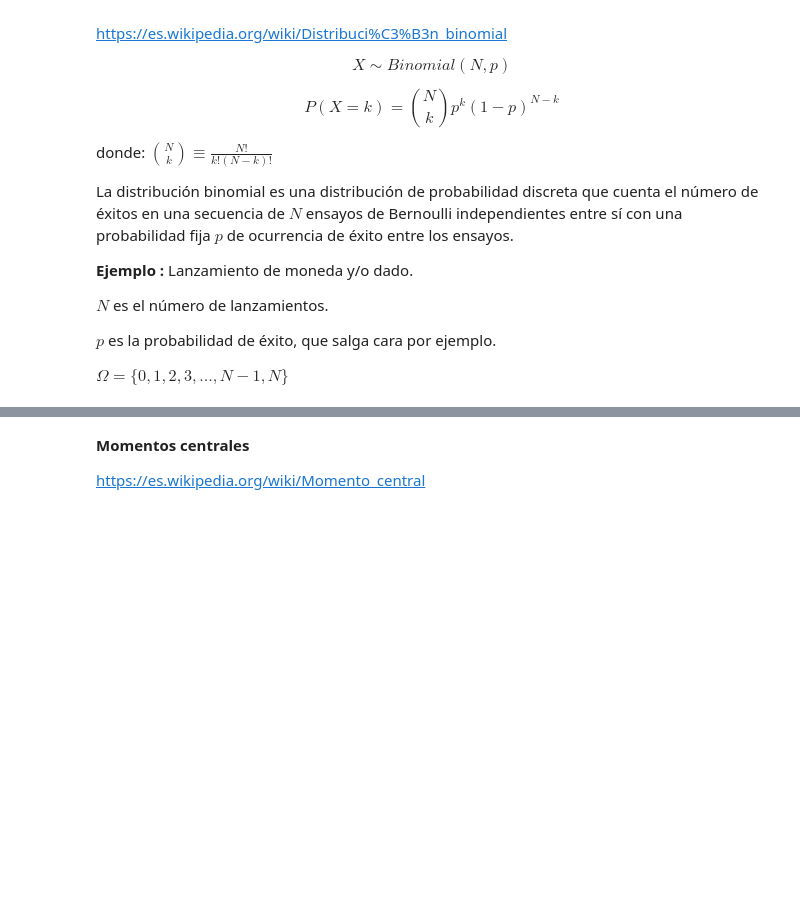
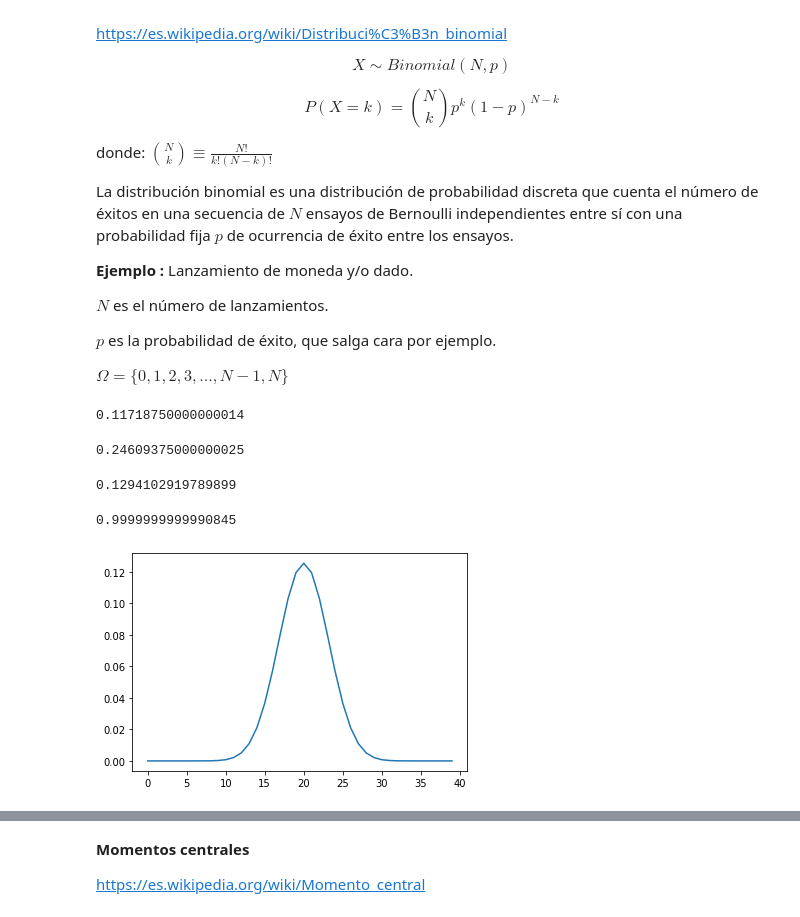
Before and after one commit to Pomilusky/apuntes_clase, a Jupyter notebook: semana_5/2.2 - Distribuciones Discretas.ipynb, the cells around one changed output, grey strips where cells are left out. Saved outputs shown, nothing was run; the diff lists cells and outputs as text; code cells hidden in the pictures; blank space fills up the shorter version.

```diff
--- a/semana_5/2.2 - Distribuciones Discretas.ipynb
+++ b/semana_5/2.2 - Distribuciones Discretas.ipynb
@@ -55,0 +93,26 @@ $\Omega = \{0, 1, 2, 3, ..., N-1, N\}$
+# %%
+# binom.pmf(k, N, p)  k=nº de exitos, N=nº de repeticiones, p=probabilidad de exito
+# pmf probability mass function
+
+
+binom.pmf(3, 10, 0.5) # ¿Cual es la prob de que salgan tres caras si tiro 10 veces la moneda?
+# %% [output]
+0.11718750000000014
+# %%
+binom.pmf(5, 10, 0.5)
+# %% [output]
+0.24609375000000025
+# %%
+binom.pmf(5, 20, 1/6)  # ¿Cual es la prob de que salgan 5 doses si tiro 20 veces un dado?
+# %% [output]
+0.1294102919789899
+# %%
+x=[i for i in range(40)]             # numero de exitos
+
+y=[binom.pmf(x, 40, 0.5) for x in x] # su probabilidad
+
+plt.plot(x, y);
+sum(y)
+# %% [output]
+0.9999999999990845
+[figure, added]
```
Also changed, not shown: parts of 46 cells of this notebook.
